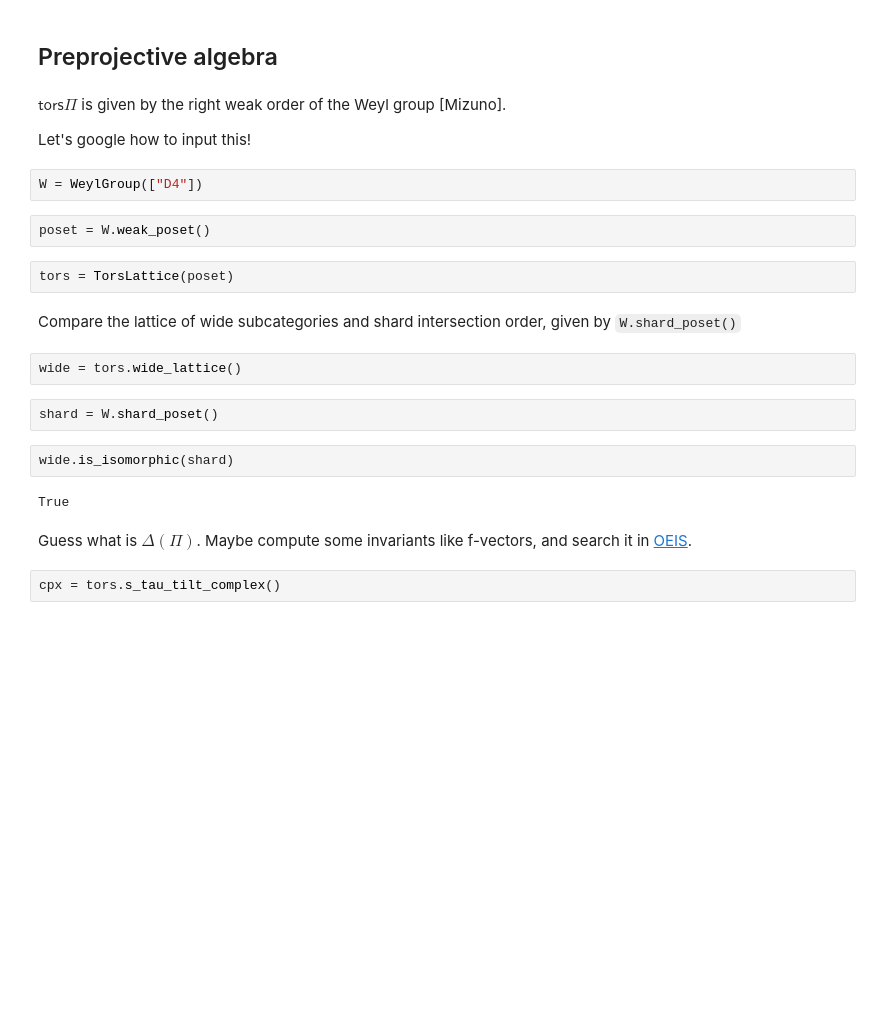
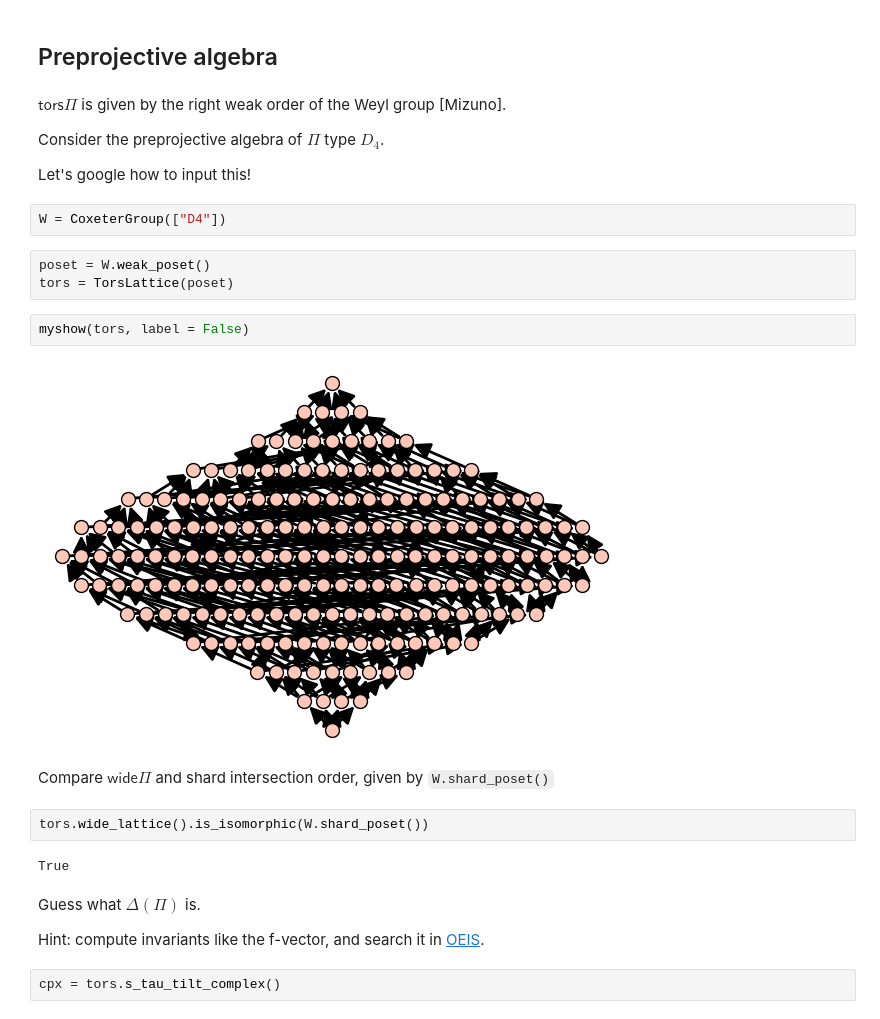
Before and after one commit to haruhisa-enomoto/haruhisa-enomoto.github.io, a Jupyter notebook: files/OCAMI_Demo.ipynb, the cells around one changed output. Cells and saved outputs as stored; diff of their text form; blank space fills up the shorter version.

```diff
--- a/files/OCAMI_Demo.ipynb
+++ b/files/OCAMI_Demo.ipynb
@@ -112,24 +108,27 @@ True
 # %% [markdown]
 $\mathsf{tors} \Pi$ is given by the right weak order of the Weyl group [Mizuno].
 
+Consider the preprojective algebra of $\Pi$ type $D_4$.
+
 Let's google how to input this!
 # %%
-W = WeylGroup(["D4"])
+W = CoxeterGroup(["D4"])
 # %%
 poset = W.weak_poset()
+tors = TorsLattice(poset)
-# %%
-tors = TorsLattice(poset)
+# %%
+myshow(tors, label = False)
+# %% [output]
+[figure, added]
 # %% [markdown]
-Compare the lattice of wide subcategories and shard intersection order, given by `W.shard_poset()`
+Compare $\mathsf{wide} \Pi$ and shard intersection order, given by `W.shard_poset()`
-# %%
-wide = tors.wide_lattice()
 # %%
-shard = W.shard_poset()
+tors.wide_lattice().is_isomorphic(W.shard_poset())
+# %% [output]
+True
-# %%
-wide.is_isomorphic(shard)
-# %% [output]
-True
 # %% [markdown]
-Guess what is $\Delta(\Pi)$. Maybe compute some invariants like f-vectors, and search it in [OEIS](https://oeis.org/).
+Guess what $\Delta(\Pi)$ is.
+
+Hint: compute invariants like the f-vector, and search it in [OEIS](https://oeis.org/).
 # %%
 cpx = tors.s_tau_tilt_complex()
```
Also changed, not shown: parts of 17 cells of this notebook.
